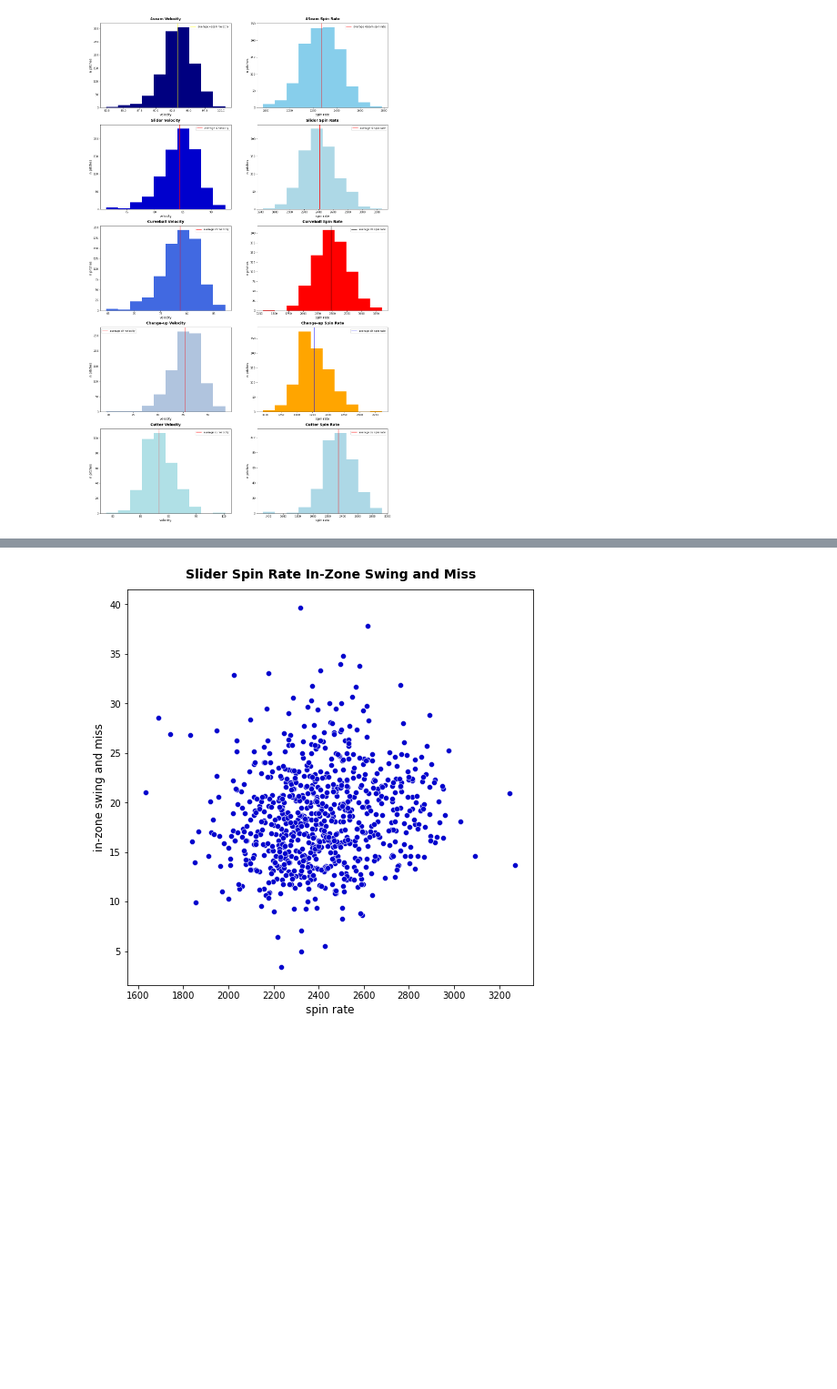
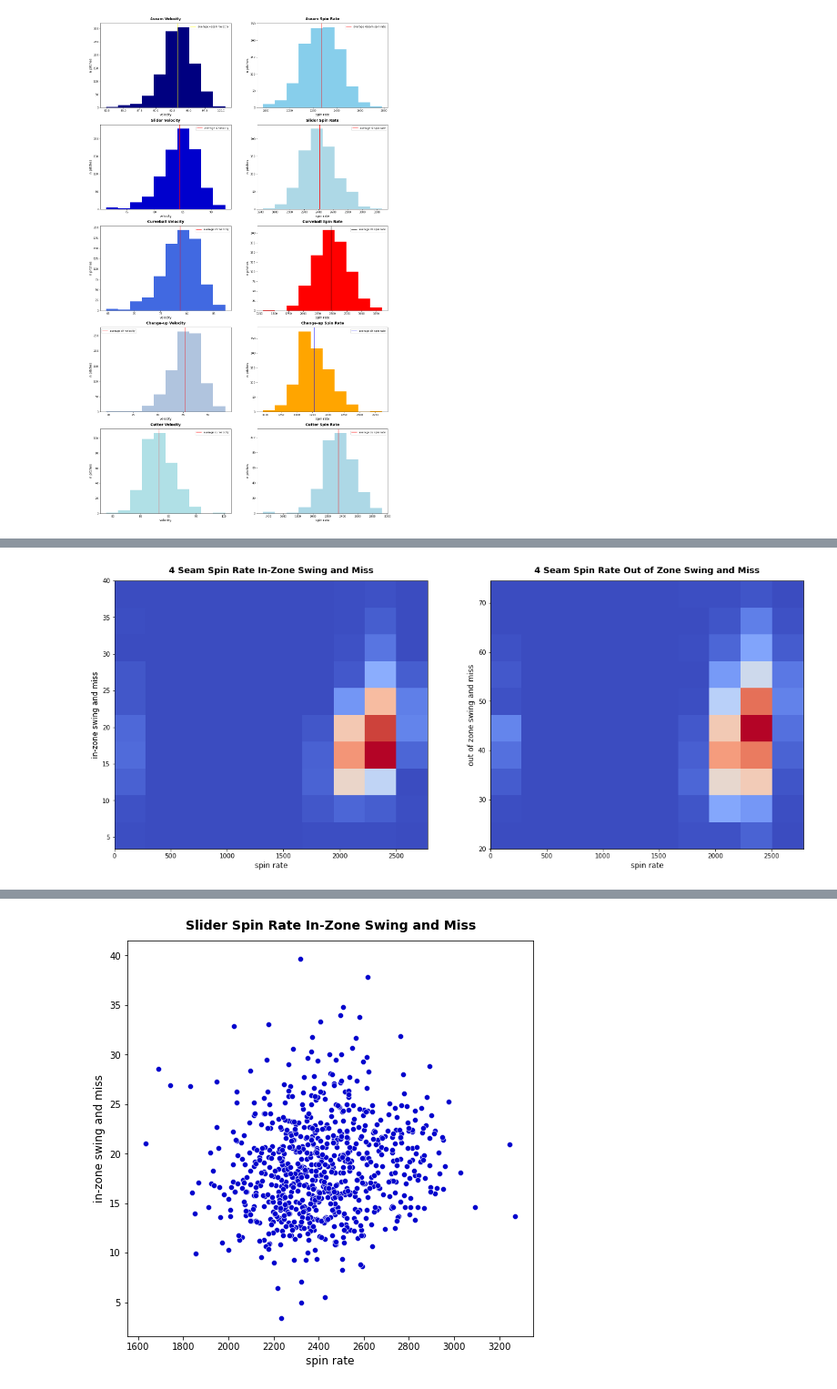
Before and after one commit to anthonyzurke/sabermetrics, a Jupyter notebook: code/pitch-cleaning-eda.ipynb, the cells around one changed output, grey strips where cells are left out. Shown at 91% size. Cells and saved outputs as stored; diff of their text form; code cells hidden in the pictures; blank space fills up the shorter version.

```diff
--- a/code/pitch-cleaning-eda.ipynb
+++ b/code/pitch-cleaning-eda.ipynb
@@ -446,0 +417,16 @@ ax[4][1].legend();
+# %%
+fig, ax = plt.subplots(1, 2, figsize = (20, 8))
+
+ax[0].hist2d(pitch_data['4seam_spinrate'], pitch_data['z_swing_miss%'], cmap = 'coolwarm')
+ax[0].set_xlabel('spin rate', fontsize = 12)
+ax[0].set_ylabel('in-zone swing and miss', fontsize = 12)
+ax[0].set_title('4 Seam Spin Rate In-Zone Swing and Miss', fontsize = 14, fontweight = 'bold', pad = 12)
+
+ax[1].hist2d(pitch_data['4seam_spinrate'], pitch_data['oz_swing_miss%'], cmap = 'coolwarm')
+ax[1].set_xlabel('spin rate', fontsize = 12)
+ax[1].set_ylabel('out of zone swing and miss', fontsize = 12)
+ax[1].set_title('4 Seam Spin Rate Out of Zone Swing and Miss', fontsize = 14, fontweight = 'bold', pad = 12);
+
+#plt.savefig('4seam spin rate swing and miss.png')
+# %% [output]
+[figure, added]
```
Also changed, not shown: parts of 24 cells of this notebook, 23 other files.
